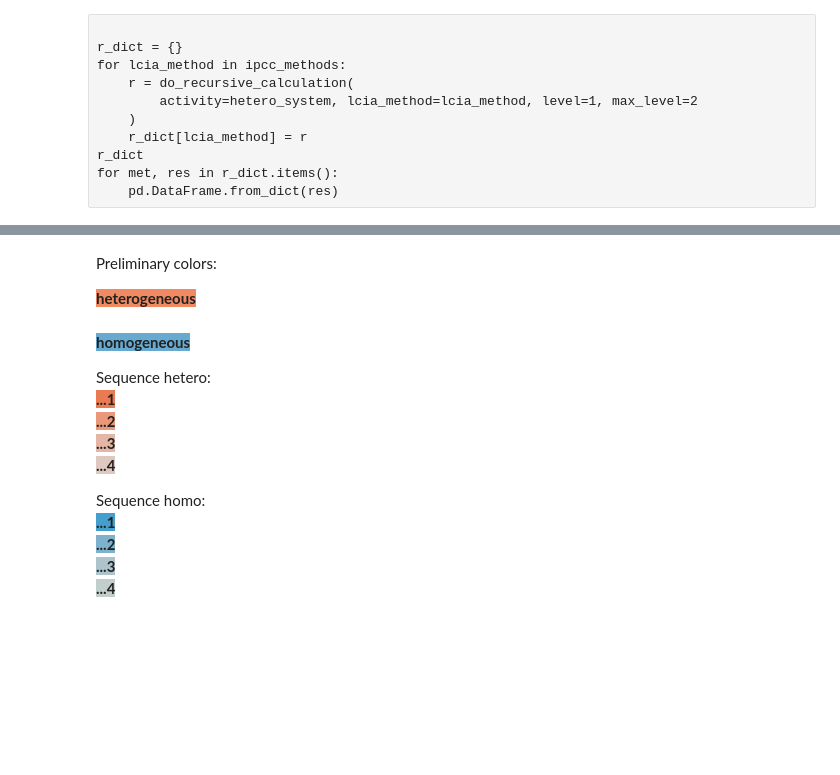
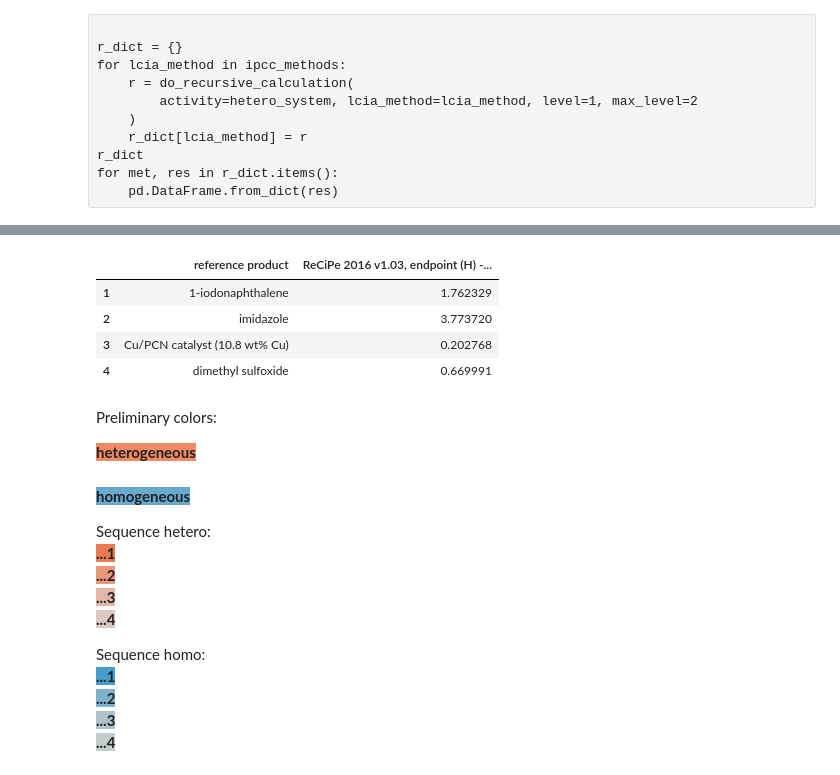
Before and after one commit to vtulus/LCA-of-heterogeneous-GAC, a Jupyter notebook: notebooks/LCAscores_total_doughnutchart.ipynb, the cells around one changed output, grey strips where cells are left out. Saved outputs shown, nothing was run; the diff lists cells and outputs as text; code cells hidden in the pictures; blank space fills up the shorter version.

```diff
--- a/notebooks/LCAscores_total_doughnutchart.ipynb
+++ b/notebooks/LCAscores_total_doughnutchart.ipynb
@@ -167,3 +270,28 @@ res_homoge_plot
+# %%
+res_homoge_nr = pd.DataFrame(
+    do_recursive_calculation(
+        activity=homoge_system, lcia_method=recipe_methods[2], level=1, max_level=2
+    )
+)
+res_homoge_nr_plot = res_homoge_nr.iloc[1:, [2, 5]]
+res_homoge_nr_plot.iloc[:,1] *= 1e1 # multiply by 1e1
+res_homoge_nr_plot
+
+res_hetero_nr = pd.DataFrame(
+    do_recursive_calculation(
+        activity=hetero_system, lcia_method=recipe_methods[2], level=1, max_level=2
+    )
+)
+# res_hetero
+res_hetero_nr_plot = res_hetero_nr.iloc[1:, [2, 5]]
+res_hetero_nr_plot.iloc[:,1] *= 1e1 # multiply by 1e1
+res_hetero_nr_plot
+# %% [output]
+|  | reference product | ReCiPe 2016 v1.03, endpoint (H) -... |
+| 1 | 1-iodonaphthalene | 1.762329 |
+| 2 | imidazole | 3.773720 |
+| 3 | Cu/PCN catalyst (10.8 wt% Cu) | 0.202768 |
+| 4 | dimethyl sulfoxide | 0.669991 |
 # %%
 pngFilesDir = Path(ROOT_DIR, r"data/interim/png_files") # full path to folder w/png files
 svgFilesDir = Path(ROOT_DIR, r"data/interim/svg_files") # full path to folder w/svg files
```
Also changed, not shown: parts of 15 cells of this notebook.
